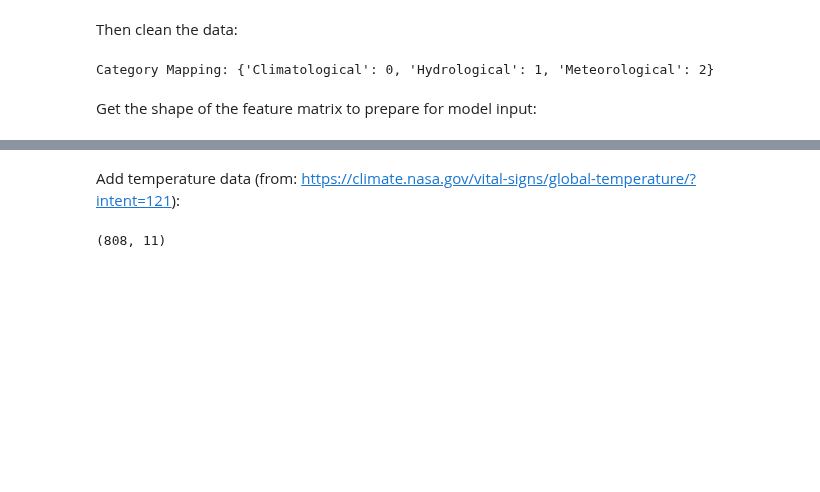
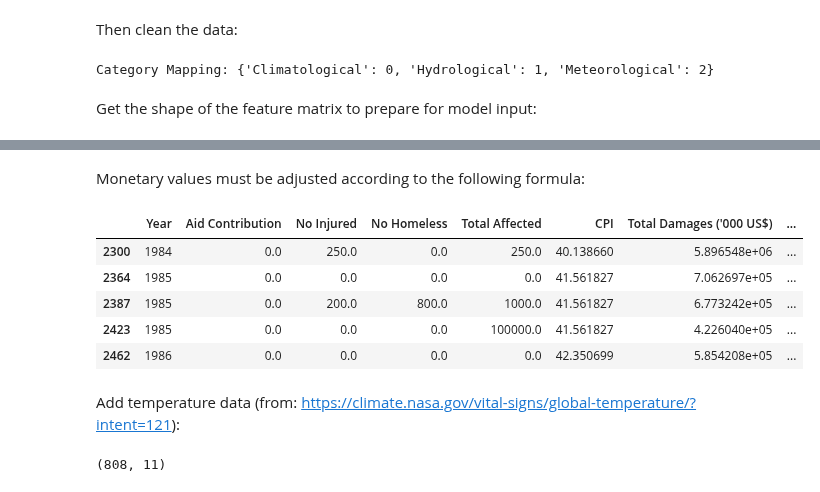
Before and after one commit to hellegje/fys-stk4155, a Jupyter notebook: Project3/Project3.ipynb, the cells around one changed output, grey strips where cells are left out. Cells and saved outputs as stored; diff of their text form; code cells hidden in the pictures; blank space fills up the shorter version.

```diff
--- a/Project3/Project3.ipynb
+++ b/Project3/Project3.ipynb
@@ -134,3 +134,50 @@ Shape of data set after cleaning:
+# %% [markdown]
+Monetary values must be adjusted according to the following formula:
+# %%
+def adjust_cost(cost, cpi):
+    return (100*cost)/cpi
+# %%
+monetary_columns = ["Total Damages ('000 US$)", "Insured Damages ('000 US$)"]
+
+# for i, row in enumerate(disasters.data):
+#     for column in monetary_columns:
+#         original_cost = row[column]
+#         cpi = row["CPI"]
+#         row[column] = adjust_cost(original_cost, cpi)
+#     disasters.data[i] = row
+
+# Adjust costs for inflation
+monetary_columns = ["Total Damages ('000 US$)", "Insured Damages ('000 US$)"]
+
+for column in monetary_columns:
+    disasters.data[column] = adjust_cost(cost=disasters.data[column], cpi=disasters.data["CPI"])
+
+disasters.data.head()
+
+
+
+# for i, row in enumerate(disasters.data.itertuples()):
+#     print(type(row))
+#     print(row)
+#     break  # Only check the first row to inspect its structure
+
+# for i, row in enumerate(disasters.data):
+#     cpi = row["CPI"]
+
+#     original_cost = row["Total Damages ('000 US$)"]
+#     row["Total Damages ('000 US$)"] = adjust_cost(original_cost, cpi)
+
+#     original_cost = row["Insured Damages ('000 US$)"]
+#     row["Insured Damages ('000 US$)"] = adjust_cost(original_cost, cpi)
+
+#     disasters.data[i] = row
+# %% [output]
+|  | Year | Aid Contribution | No Injured | No Homeless | Total Affected | CPI | Total Damages ('000 US$) | ... |
+| 2300 | 1984 | 0.0 | 250.0 | 0.0 | 250.0 | 40.138660 | 5.896548e+06 | ... |
+| 2364 | 1985 | 0.0 | 0.0 | 0.0 | 0.0 | 41.561827 | 7.062697e+05 | ... |
+| 2387 | 1985 | 0.0 | 200.0 | 800.0 | 1000.0 | 41.561827 | 6.773242e+05 | ... |
+| 2423 | 1985 | 0.0 | 0.0 | 0.0 | 100000.0 | 41.561827 | 4.226040e+05 | ... |
+| 2462 | 1986 | 0.0 | 0.0 | 0.0 | 0.0 | 42.350699 | 5.854208e+05 | ... |
 # %% [markdown]
 Add temperature data (from: https://climate.nasa.gov/vital-signs/global-temperature/?intent=121):
 # %%
```
Also changed, not shown: parts of 2 cells of this notebook.
